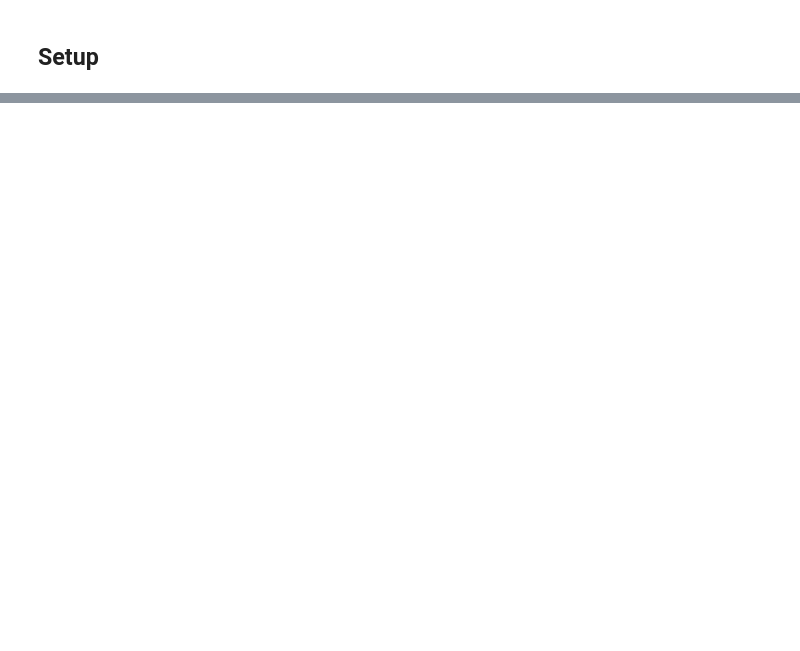
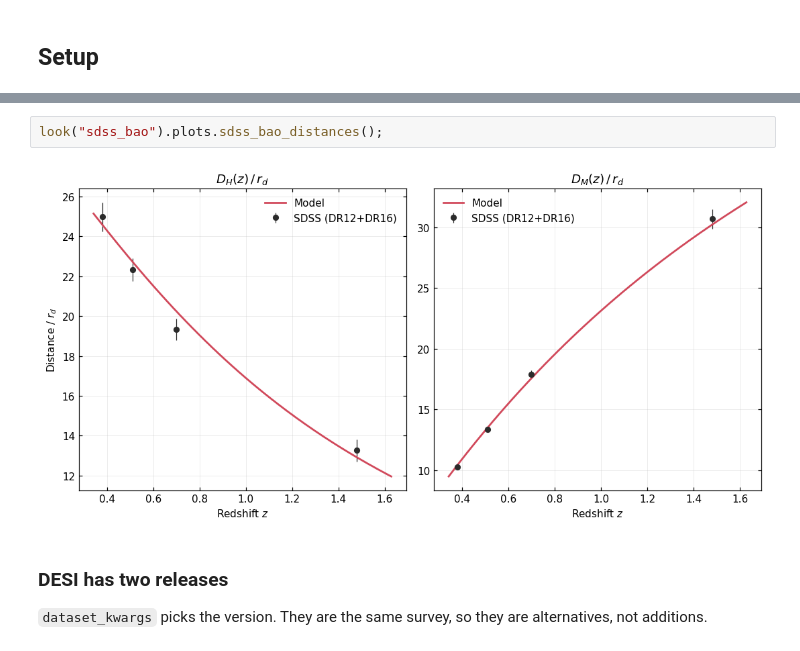
Before and after one commit to salihyesil59/CosmoFit, a Jupyter notebook: examples/01-getting-started/dataset_zoo.ipynb, the cells around one changed output, grey strips where cells are left out. Saved outputs shown, nothing was run; the diff lists cells and outputs as text; blank space fills up the shorter version.

```diff
--- a/examples/01-getting-started/dataset_zoo.ipynb
+++ b/examples/01-getting-started/dataset_zoo.ipynb
@@ -228,0 +200,9 @@ chi2_min = 1652.56  (1863 data points)
+# %%
+look("sdss_bao").plots.sdss_bao_distances();
+# %% [output]
+[figure, added]
+# %% [markdown]
+### DESI has two releases
+
+`dataset_kwargs` picks the version. They are the same survey, so
+they are alternatives, not additions.
```
Also changed, not shown: parts of 63 cells of this notebook, 5 other files.
